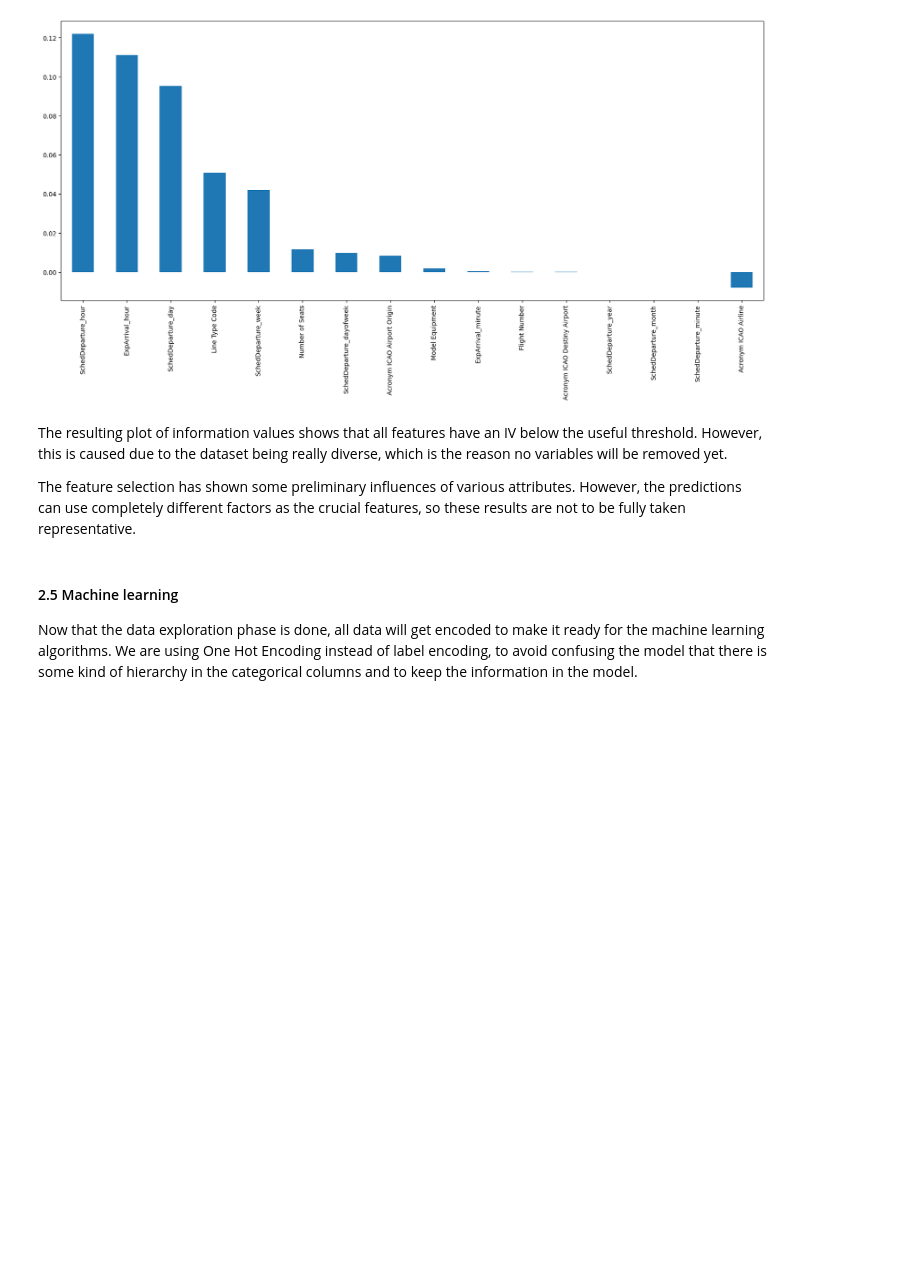
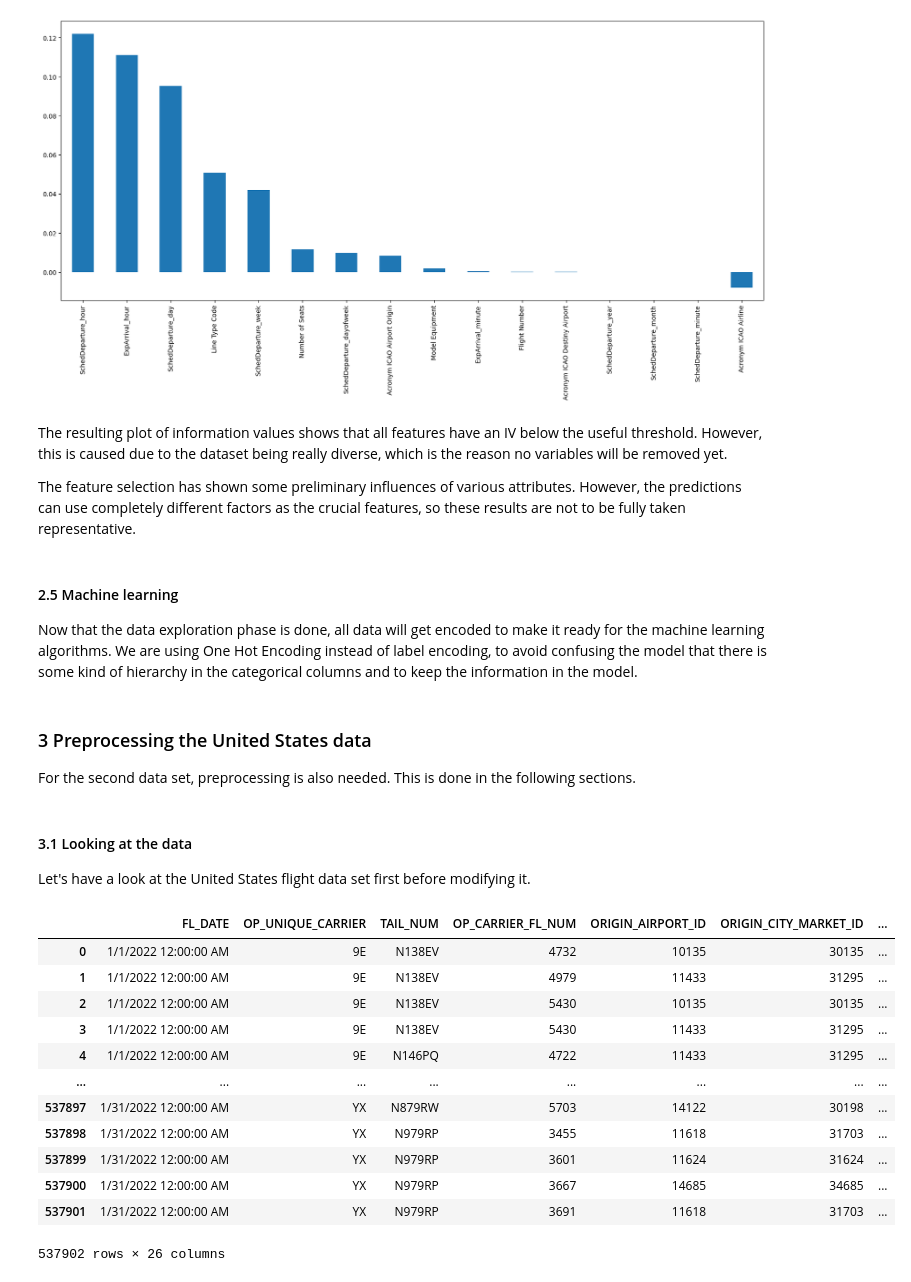
Before and after one commit to TygoF/Flight-delay-prediction, a Jupyter notebook: main.ipynb, the cells around one changed output. Saved outputs shown, nothing was run; the diff lists cells and outputs as text; code cells hidden in the pictures; blank space fills up the shorter version.

```diff
--- a/main.ipynb
+++ b/main.ipynb
@@ -478,3 +478,27 @@ Now that the data exploration phase is done, all data will get encoded to make i
 # plt.figure(figsize=(20,20))
 # tree.plot_tree(clf, fontsize=10, feature_names=X.columns.values, class_names=['Delayed', 'No delay'])
 # plt.show()
+# %% [markdown]
+### 3 Preprocessing the United States data
+
+For the second data set, preprocessing is also needed. This is done in the following sections.
+# %% [markdown]
+#### 3.1 Looking at the data
+
+Let's have a look at the United States flight data set first before modifying it.
+# %%
+display(data_usa)
+# %% [output]
+|  | FL_DATE | OP_UNIQUE_CARRIER | TAIL_NUM | OP_CARRIER_FL_NUM | ORIGIN_AIRPORT_ID | ORIGIN_CITY_MARKET_ID | ... |
+| 0 | 1/1/2022 12:00:00 AM | 9E | N138EV | 4732 | 10135 | 30135 | ... |
+| 1 | 1/1/2022 12:00:00 AM | 9E | N138EV | 4979 | 11433 | 31295 | ... |
+| 2 | 1/1/2022 12:00:00 AM | 9E | N138EV | 5430 | 10135 | 30135 | ... |
+| 3 | 1/1/2022 12:00:00 AM | 9E | N138EV | 5430 | 11433 | 31295 | ... |
+| 4 | 1/1/2022 12:00:00 AM | 9E | N146PQ | 4722 | 11433 | 31295 | ... |
+| ... | ... | ... | ... | ... | ... | ... | ... |
+| 537897 | 1/31/2022 12:00:00 AM | YX | N879RW | 5703 | 14122 | 30198 | ... |
+| 537898 | 1/31/2022 12:00:00 AM | YX | N979RP | 3455 | 11618 | 31703 | ... |
+| 537899 | 1/31/2022 12:00:00 AM | YX | N979RP | 3601 | 11624 | 31624 | ... |
+| 537900 | 1/31/2022 12:00:00 AM | YX | N979RP | 3667 | 14685 | 34685 | ... |
+| 537901 | 1/31/2022 12:00:00 AM | YX | N979RP | 3691 | 11618 | 31703 | ... |
+537902 rows × 26 columns
```
Also changed, not shown: parts of 5 cells of this notebook.
